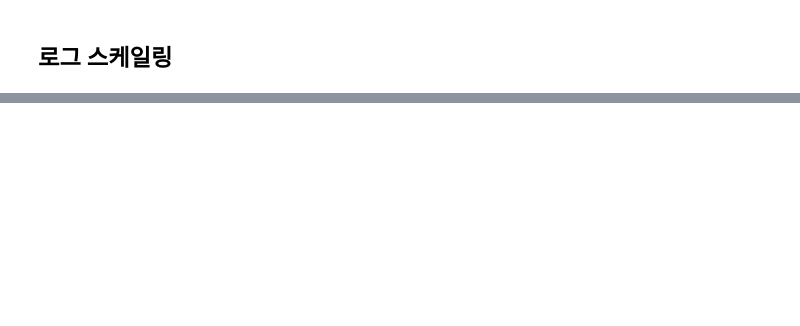
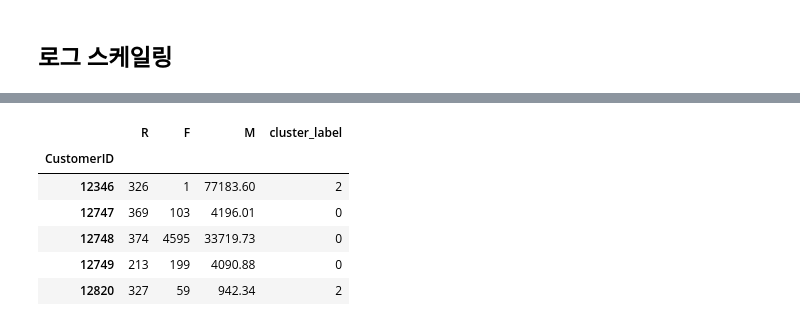
Before and after one commit to choisangh/STUDY, a Jupyter notebook: online_retail(KMeans).ipynb, the cells around one changed output, grey strips where cells are left out. Cells and saved outputs as stored; diff of their text form; code cells hidden in the pictures; blank space fills up the shorter version.

```diff
--- a/online_retail(KMeans).ipynb
+++ b/online_retail(KMeans).ipynb
@@ -393,0 +459,10 @@ SCORE: 0.3757022711668825
+# %%
+df2.head()
+# %% [output]
+|  | R | F | M | cluster_label |
+| CustomerID |  |  |  |  |
+| 12346 | 326 | 1 | 77183.60 | 2 |
+| 12747 | 369 | 103 | 4196.01 | 0 |
+| 12748 | 374 | 4595 | 33719.73 | 0 |
+| 12749 | 213 | 199 | 4090.88 | 0 |
+| 12820 | 327 | 59 | 942.34 | 2 |
```
Also changed, not shown: parts of 10 cells of this notebook.
